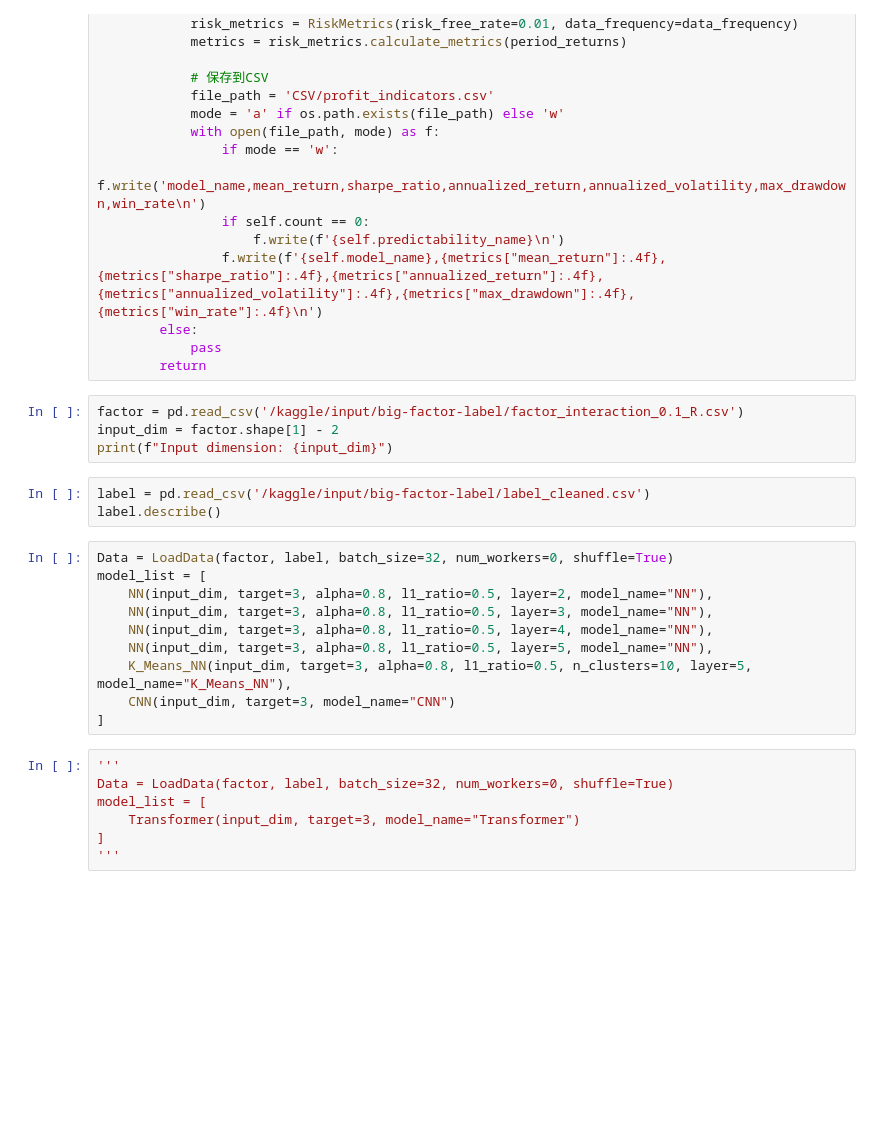
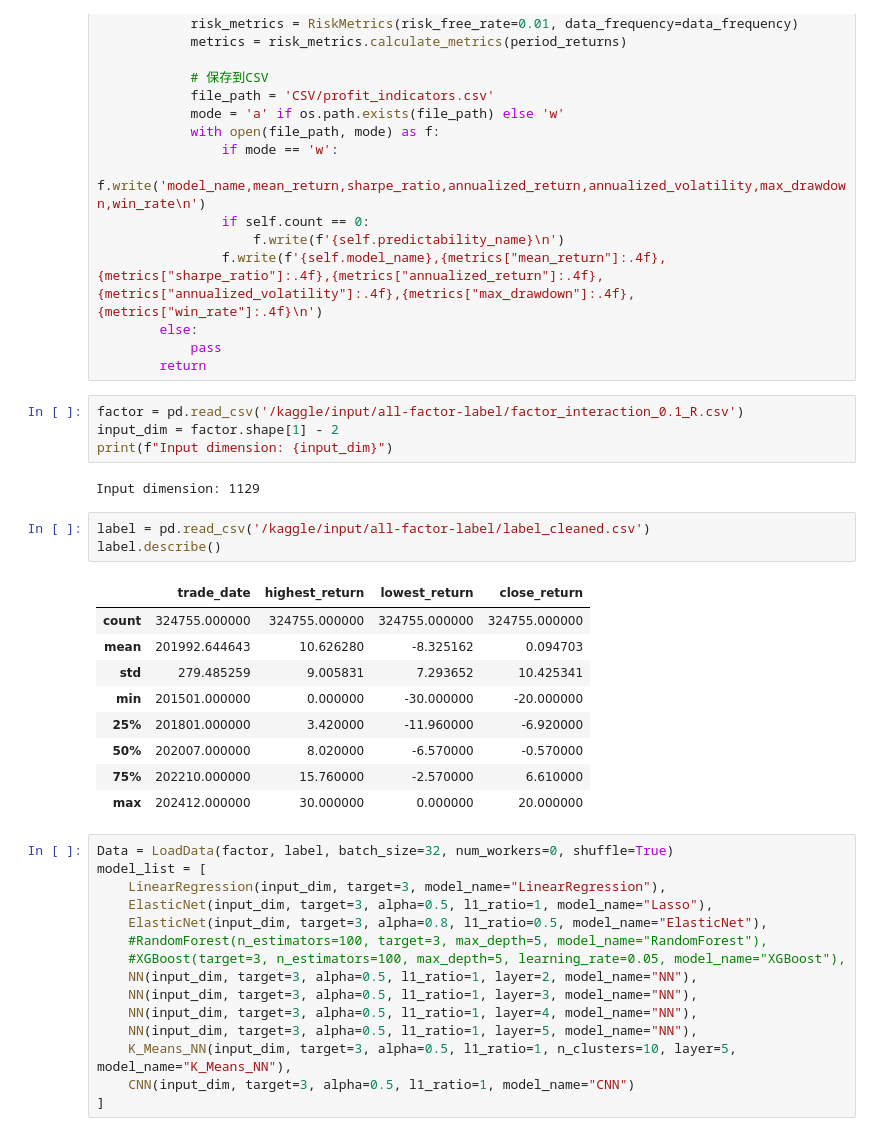
Before and after one commit to TonyTangWJ/Chinese-Stock-Market, a Jupyter notebook: chinese-stock-market.ipynb, the cells around one changed output. Saved outputs shown, nothing was run; the diff lists cells and outputs as text; blank space fills up the shorter version.

Commit message:
Kaggle Notebook | Chinese Stock Market | 1

```diff
--- a/chinese-stock-market.ipynb
+++ b/chinese-stock-market.ipynb
@@ -2719,27 +2720,37 @@ class RollingTrainTest:
             pass
         return
 # %%
-factor = pd.read_csv('/kaggle/input/big-factor-label/factor_interaction_0.1_R.csv')
+factor = pd.read_csv('/kaggle/input/all-factor-label/factor_interaction_0.1_R.csv')
 input_dim = factor.shape[1] - 2
 print(f"Input dimension: {input_dim}")
+# %% [output]
+Input dimension: 1129
 # %%
-label = pd.read_csv('/kaggle/input/big-factor-label/label_cleaned.csv')
+label = pd.read_csv('/kaggle/input/all-factor-label/label_cleaned.csv')
 label.describe()
+# %% [output]
+|  | trade_date | highest_return | lowest_return | close_return |
+| count | 324755.000000 | 324755.000000 | 324755.000000 | 324755.000000 |
+| mean | 201992.644643 | 10.626280 | -8.325162 | 0.094703 |
+| std | 279.485259 | 9.005831 | 7.293652 | 10.425341 |
+| min | 201501.000000 | 0.000000 | -30.000000 | -20.000000 |
+| 25% | 201801.000000 | 3.420000 | -11.960000 | -6.920000 |
+| 50% | 202007.000000 | 8.020000 | -6.570000 | -0.570000 |
+| 75% | 202210.000000 | 15.760000 | -2.570000 | 6.610000 |
+| max | 202412.000000 | 30.000000 | 0.000000 | 20.000000 |
 # %%
 Data = LoadData(factor, label, batch_size=32, num_workers=0, shuffle=True)
 model_list = [
-    NN(input_dim, target=3, alpha=0.8, l1_ratio=0.5, layer=2, model_name="NN"),
-    NN(input_dim, target=3, alpha=0.8, l1_ratio=0.5, layer=3, model_name="NN"),
-    NN(input_dim, target=3, alpha=0.8, l1_ratio=0.5, layer=4, model_name="NN"),
-    NN(input_dim, target=3, alpha=0.8, l1_ratio=0.5, layer=5, model_name="NN"),
-    K_Means_NN(input_dim, target=3, alpha=0.8, l1_ratio=0.5, n_clusters=10, layer=5, model_name="K_Means_NN"),
-    CNN(input_dim, target=3, model_name="CNN")
+    LinearRegression(input_dim, target=3, model_name="LinearRegression"),
+    ElasticNet(input_dim, target=3, alpha=0.5, l1_ratio=1, model_name="Lasso"),
+    ElasticNet(input_dim, target=3, alpha=0.8, l1_ratio=0.5, model_name="ElasticNet"),
+    #RandomForest(n_estimators=100, target=3, max_depth=5, model_name="RandomForest"),
+    #XGBoost(target=3, n_estimators=100, max_depth=5, learning_rate=0.05, model_name="XGBoost"),
+    NN(input_dim, target=3, alpha=0.5, l1_ratio=1, layer=2, model_name="NN"),
+    NN(input_dim, target=3, alpha=0.5, l1_ratio=1, layer=3, model_name="NN"),
+    NN(input_dim, target=3, alpha=0.5, l1_ratio=1, layer=4, model_name="NN"),
+    NN(input_dim, target=3, alpha=0.5, l1_ratio=1, layer=5, model_name="NN"),
+    K_Means_NN(input_dim, target=3, alpha=0.5, l1_ratio=1, n_clusters=10, layer=5, model_name="K_Means_NN"),
+    CNN(input_dim, target=3, alpha=0.5, l1_ratio=1, model_name="CNN")
 ]
-# %%
-'''
-Data = LoadData(factor, label, batch_size=32, num_workers=0, shuffle=True)
-model_list = [
-    Transformer(input_dim, target=3, model_name="Transformer")
-]
-'''
 # %%
```
Also changed, not shown: parts of 3 cells of this notebook.
